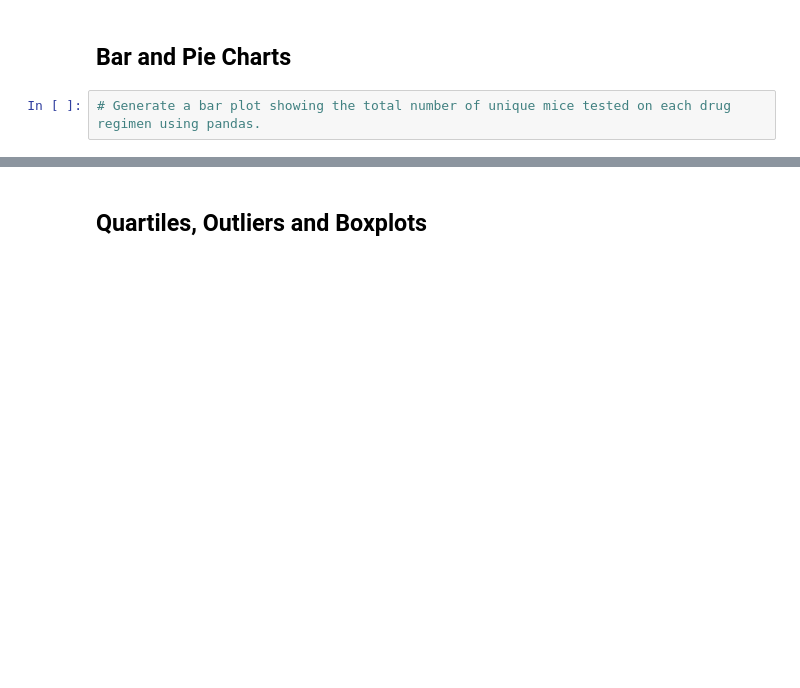
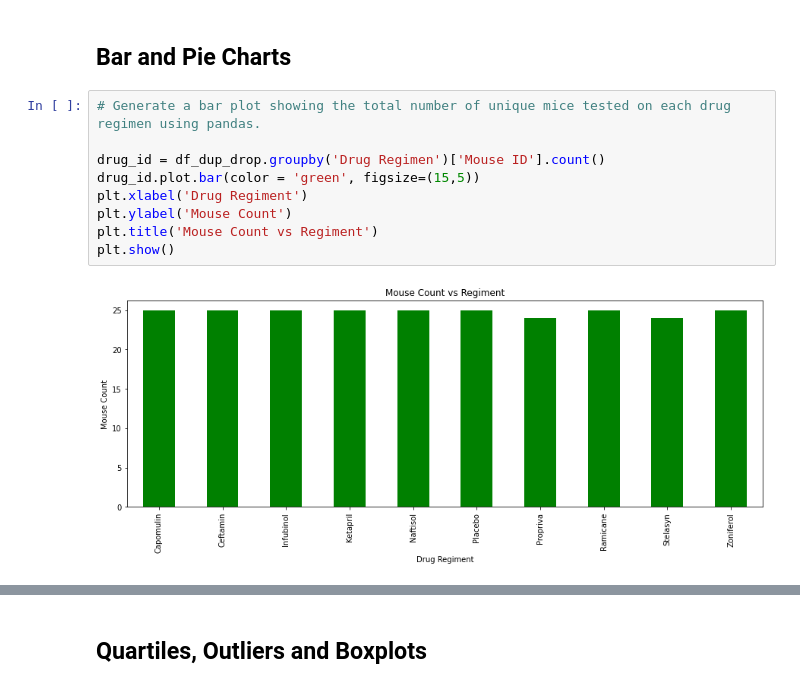
Before and after one commit to HsuChe/Cancer-Research-Analysis, a Jupyter notebook: Pymaceuticals/pymaceuticals_starter.ipynb, the cells around one changed output, grey strips where cells are left out. Drawn from its saved outputs; the diff is of its cells as text; blank space fills up the shorter version.

```diff
--- a/Pymaceuticals/pymaceuticals_starter.ipynb
+++ b/Pymaceuticals/pymaceuticals_starter.ipynb
@@ -148,5 +168,14 @@ summary_table
 ## Bar and Pie Charts
 # %%
 # Generate a bar plot showing the total number of unique mice tested on each drug regimen using pandas.
+
+drug_id = df_dup_drop.groupby('Drug Regimen')['Mouse ID'].count()
+drug_id.plot.bar(color = 'green', figsize=(15,5))
+plt.xlabel('Drug Regiment')
+plt.ylabel('Mouse Count')
+plt.title('Mouse Count vs Regiment')
+plt.show()
+# %% [output]
+[figure, added]
 # %%
 # Generate a bar plot showing the total number of unique mice tested on each drug regimen using pyplot.
```
Also changed, not shown: parts of 22 cells of this notebook.
